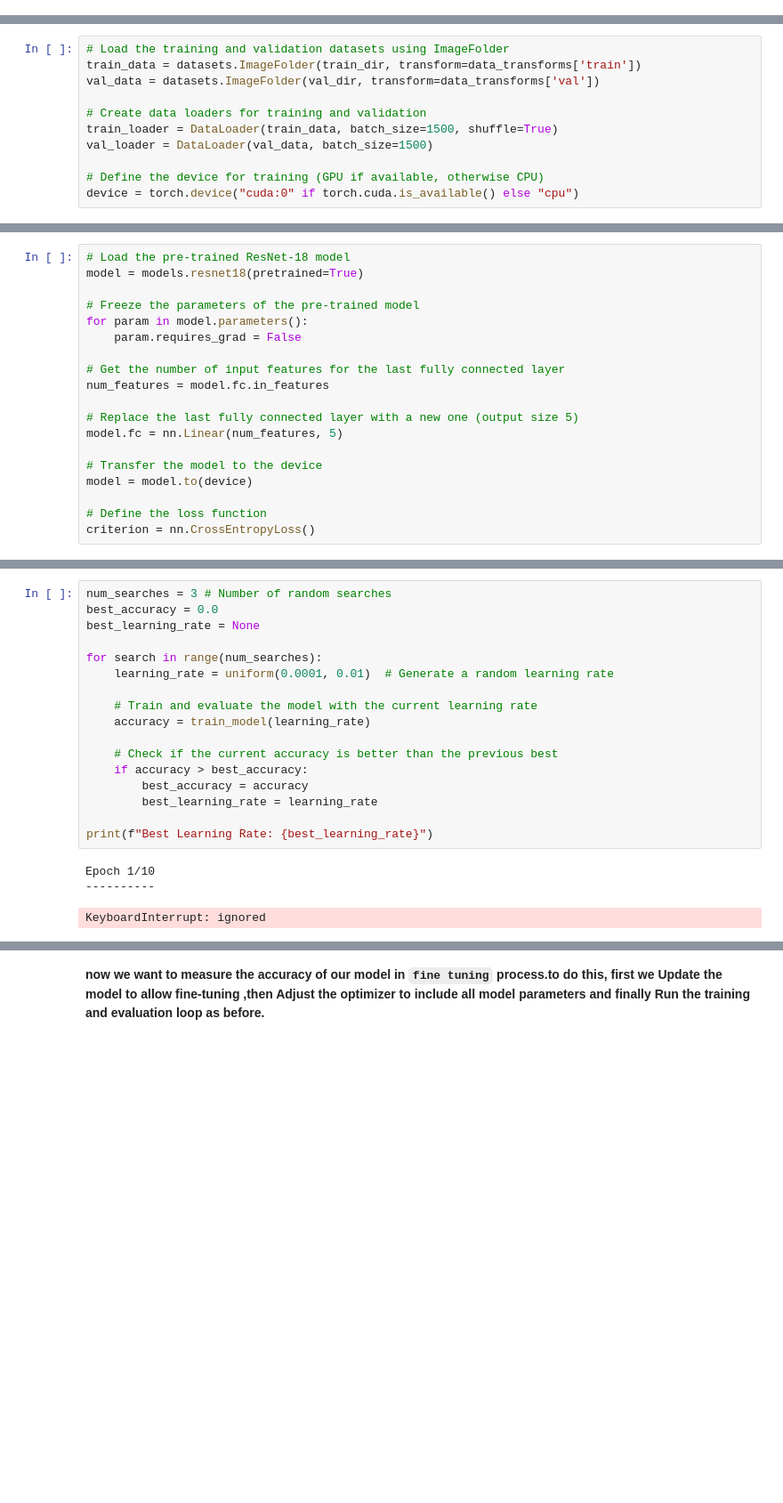
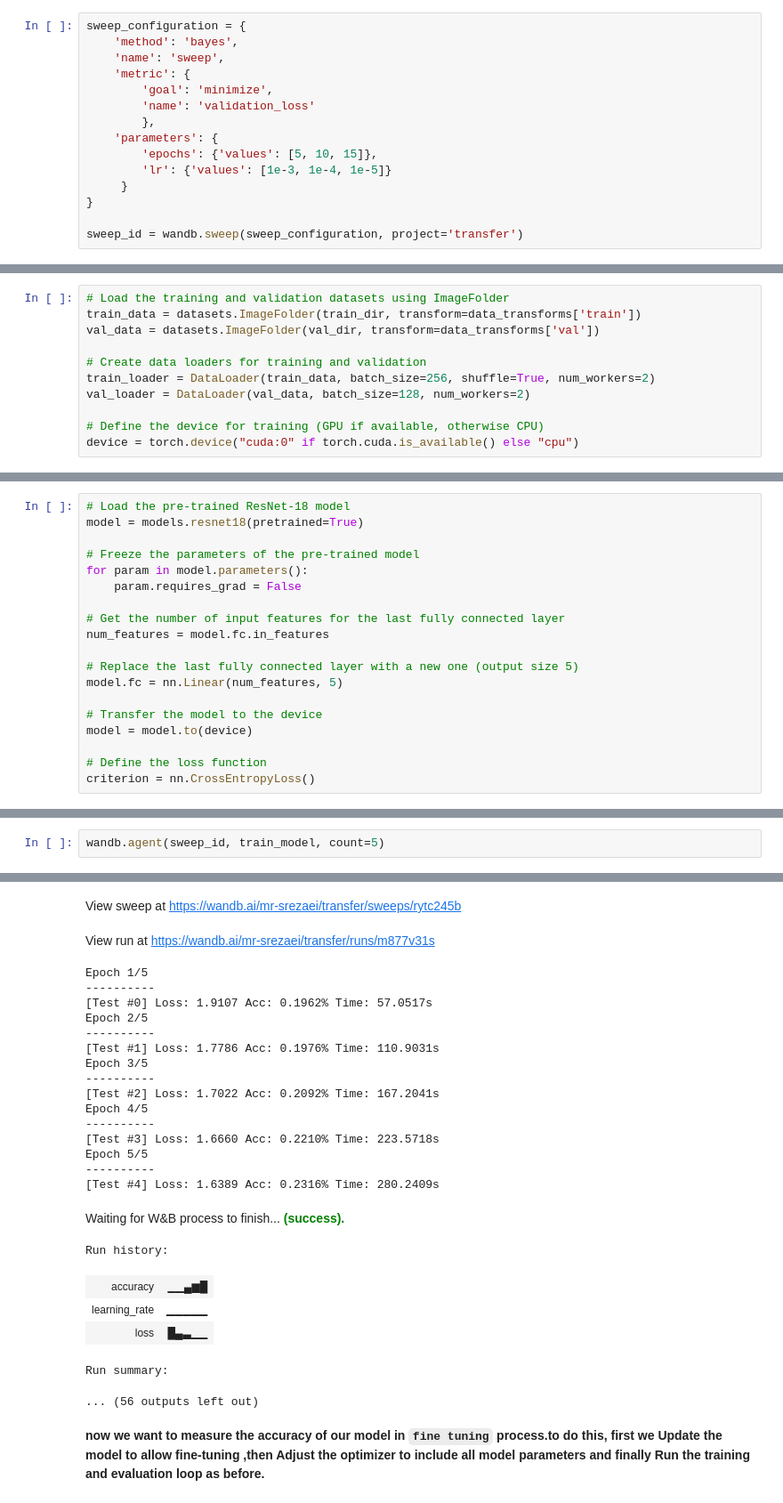
Before and after one commit to Pdaret/MIO-TCD-CNN, a Jupyter notebook: MIO_TCD_CNN.ipynb, the cells around one changed output, grey strips where cells are left out. Shown at 89% size. Cells and saved outputs as stored; diff of their text form; blank space fills up the shorter version.

Commit message:
Bayesian Hyper Parameter tuning for transfer learning

```diff
--- a/MIO_TCD_CNN.ipynb
+++ b/MIO_TCD_CNN.ipynb
@@ -426,0 +417,15 @@ View run at https://wandb.ai/mr-srezaei/Transfer-learning/runs/2i51y15q
+# %%
+sweep_configuration = {
+    'method': 'bayes',
+    'name': 'sweep',
+    'metric': {
+        'goal': 'minimize',
+        'name': 'validation_loss'
+        },
+    'parameters': {
+        'epochs': {'values': [5, 10, 15]},
+        'lr': {'values': [1e-3, 1e-4, 1e-5]}
+     }
+}
+
+sweep_id = wandb.sweep(sweep_configuration, project='transfer')
@@ -450,8 +459,8 @@ train_data = datasets.ImageFolder(train_dir, transform=data_transforms['train'])
 val_data = datasets.ImageFolder(val_dir, transform=data_transforms['val'])
 
 # Create data loaders for training and validation
-train_loader = DataLoader(train_data, batch_size=1500, shuffle=True)
-val_loader = DataLoader(val_data, batch_size=1500)
+train_loader = DataLoader(train_data, batch_size=256, shuffle=True, num_workers=2)
+val_loader = DataLoader(val_data, batch_size=128, num_workers=2)
 
 # Define the device for training (GPU if available, otherwise CPU)
 device = torch.device("cuda:0" if torch.cuda.is_available() else "cpu")
@@ -534,23 +555,5 @@ def train_model(learning_rate):
 
     return epoch_acc
-# %%
-num_searches = 3 # Number of random searches
-best_accuracy = 0.0
-best_learning_rate = None
-
-for search in range(num_searches):
-    learning_rate = uniform(0.0001, 0.01)  # Generate a random learning rate
-
-    # Train and evaluate the model with the current learning rate
-    accuracy = train_model(learning_rate)
-
-    # Check if the current accuracy is better than the previous best
-    if accuracy > best_accuracy:
-        best_accuracy = accuracy
-        best_learning_rate = learning_rate
-
-print(f"Best Learning Rate: {best_learning_rate}")
-# %% [output]
-Epoch 1/10
-----------
-KeyboardInterrupt: ignored
+# %%
+wandb.agent(sweep_id, train_model, count=5)
+# %% [output]
@@ -557,3 +568,27 @@ KeyboardInterrupt: ignored
+View sweep at https://wandb.ai/mr-srezaei/transfer/sweeps/rytc245b
+View run at https://wandb.ai/mr-srezaei/transfer/runs/m877v31s
+Epoch 1/5
+----------
+[Test #0] Loss: 1.9107 Acc: 0.1962% Time: 57.0517s
+Epoch 2/5
+----------
+[Test #1] Loss: 1.7786 Acc: 0.1976% Time: 110.9031s
+Epoch 3/5
+----------
+[Test #2] Loss: 1.7022 Acc: 0.2092% Time: 167.2041s
+Epoch 4/5
+----------
+[Test #3] Loss: 1.6660 Acc: 0.2210% Time: 223.5718s
+Epoch 5/5
+----------
+[Test #4] Loss: 1.6389 Acc: 0.2316% Time: 280.2409s
+Waiting for W&B process to finish... (success).
+Run history:
+| accuracy | ▁▁▄▆█ |
+| learning_rate | ▁▁▁▁▁ |
+| loss | █▄▃▁▁ |
+Run summary:
+... (56 outputs left out)
 # %% [markdown]
 **now we want to measure the accuracy of our model in `fine tuning` process.to do this, first we Update the model to allow fine-tuning ,then Adjust the optimizer to include all model parameters and finally Run the training and evaluation loop as before.**
 # %%
```
Also changed, not shown: parts of 7 cells of this notebook.
